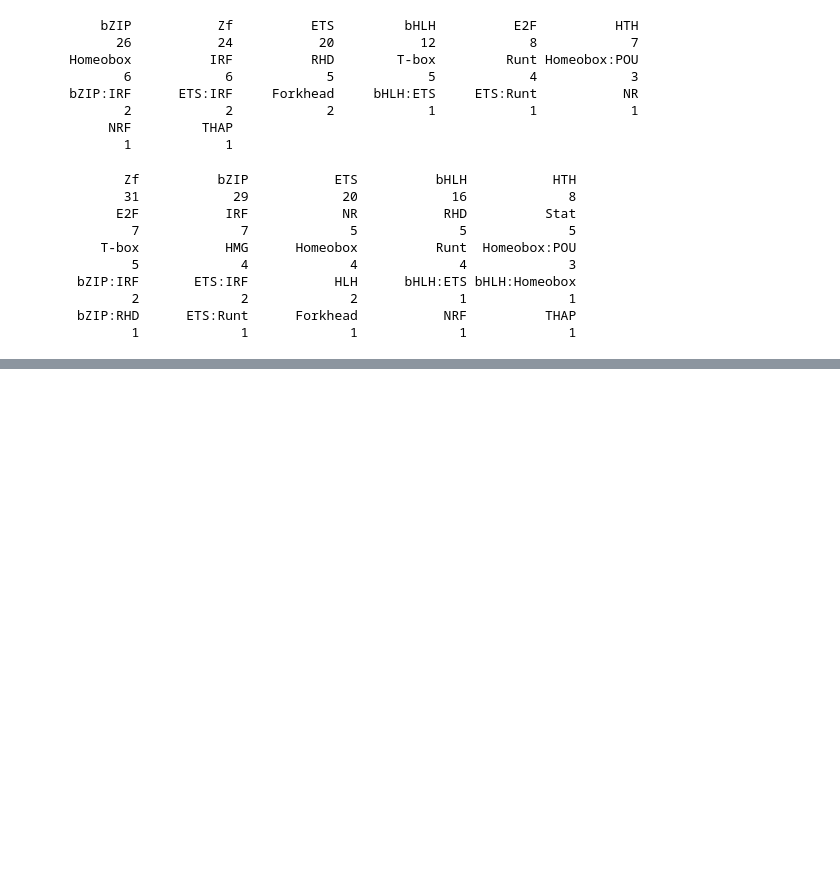
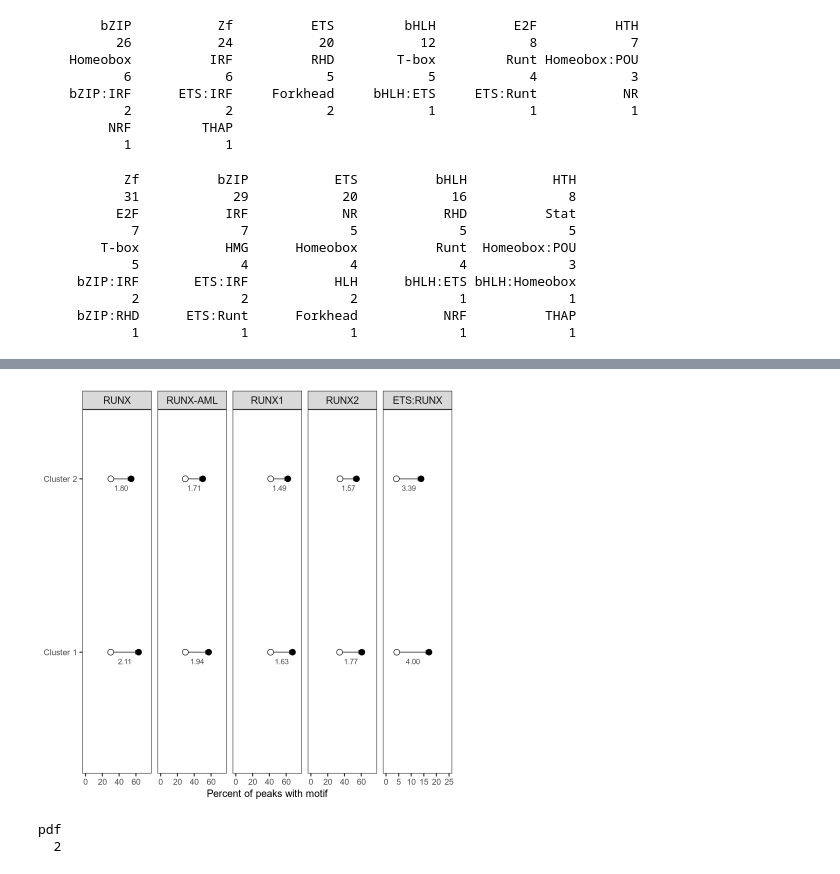
Before and after one commit to ScrippsPipkinLab/AlbaoRunx3Manuscript, a Jupyter notebook: cutnrun/03_homerDataAnalysis.ipynb, the cells around one changed output, grey strips where cells are left out. Drawn from its saved outputs; the diff is of its cells as text; code cells hidden in the pictures; blank space fills up the shorter version.

```diff
--- a/cutnrun/03_homerDataAnalysis.ipynb
+++ b/cutnrun/03_homerDataAnalysis.ipynb
@@ -403,0 +409,16 @@ print(p)
+# %%
+# Reshape to one row per TF x Cluster, with Background/Target percent as columns
+# (dplyr::select is masked by MASS, loaded earlier for the KDE labeling code)
+runt_ets_data <- combined_homer %>%
+    filter(FamilyName %in% c("Runt", "ETS:Runt")) %>%
+    dplyr::select(TF, FamilyName,
+           BackgroundPercent_cluster1, TargetPercent_cluster1,
+           BackgroundPercent_cluster2, TargetPercent_cluster2) %>%
+    pivot_longer(
+        cols = -c(TF, FamilyName),
+        names_to = c(".value", "Cluster"),
+        names_pattern = "(Background|Target)Percent_(cluster[12])"
+    ) %>%
+    mutate(Cluster = recode(Cluster, cluster1 = "Cluster 1", cluster2 = "Cluster 2"))
+
+runt_ets_data
@@ -403,0 +439,47 @@ print(p)
+# %%
+# Dumbbell plot: open circle = background %, filled circle = target %,
+# odds ratio (target% / background%) labeled below the line,
+# one row per cluster, one facet per motif (TF), Runt and ETS:Runt combined
+tf_order <- runt_ets_data %>%
+    distinct(TF, FamilyName) %>%
+    mutate(FamilyName = factor(FamilyName, levels = c("Runt", "ETS:Runt"))) %>%
+    arrange(FamilyName, TF) %>%
+    pull(TF)
+runt_ets_data <- runt_ets_data %>%
+    mutate(TF = factor(TF, levels = tf_order),
+           OddsRatio = Target / Background)
+
+# Force each facet's x range: Runt motifs 0-100, ETS:Runt motif 0-50
+x_range_limits <- runt_ets_data %>%
+    distinct(TF, FamilyName) %>%
+    mutate(xmax = ifelse(FamilyName == "Runt", 75, 25))
+x_range_anchor <- bind_rows(
+    x_range_limits %>% transmute(TF, x = 0),
+    x_range_limits %>% transmute(TF, x = xmax)
+) %>%
+    mutate(Cluster = "Cluster 1")
+
+p <- ggplot(runt_ets_data, aes(y = Cluster)) +
+    geom_blank(data = x_range_anchor, aes(x = x, y = Cluster)) +
+    geom_segment(aes(x = Background, xend = Target, yend = Cluster),
+                 arrow = arrow(length = unit(0.15, "cm"), type = "closed"),
+                 color = "grey40", linewidth = 0.6) +
+    geom_point(aes(x = Background), shape = 21, fill = "white", color = "black", size = 3) +
+    geom_point(aes(x = Target), shape = 21, fill = "black", color = "black", size = 3) +
+    geom_text(aes(x = (Background + Target) / 2, label = sprintf("%.2f", OddsRatio)),
+              vjust = 2.2, size = 3.2, color = "grey30") +
+    facet_wrap(~ TF, nrow = 1, scales = "free_x") +
+    labs(x = "Percent of peaks with motif", y = NULL) +
+    scale_y_discrete(expand = expansion(add = c(0.7, 0.4))) +
+    theme
+
+print(p)
+# %% [output]
+[figure, added]
+# %%
+pdf("03_motif/dumbbell_plot_enrichment.pdf", width = 5, height = 2)
+print(p)
+dev.off()
+# %% [output]
+pdf
+  2
```
Also changed, not shown: parts of 9 cells of this notebook, 2 other files.
